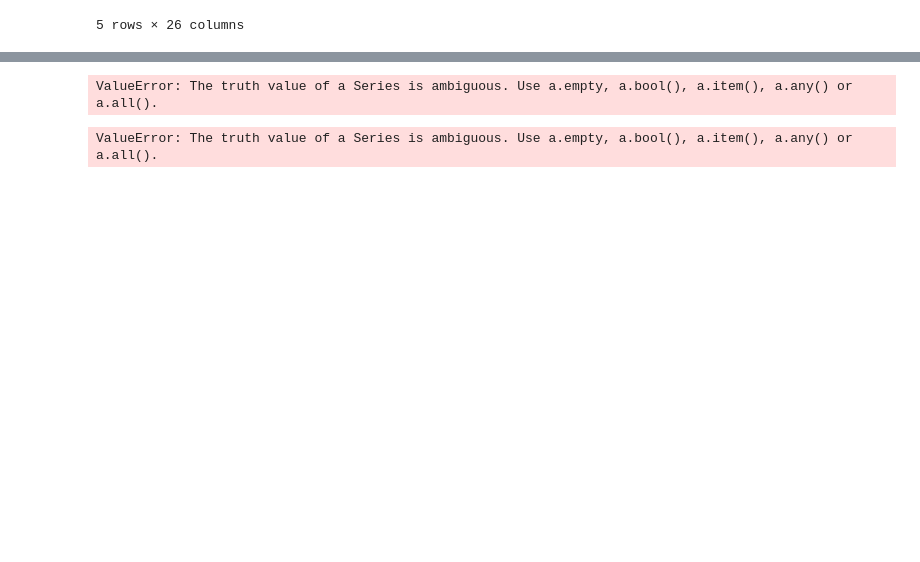
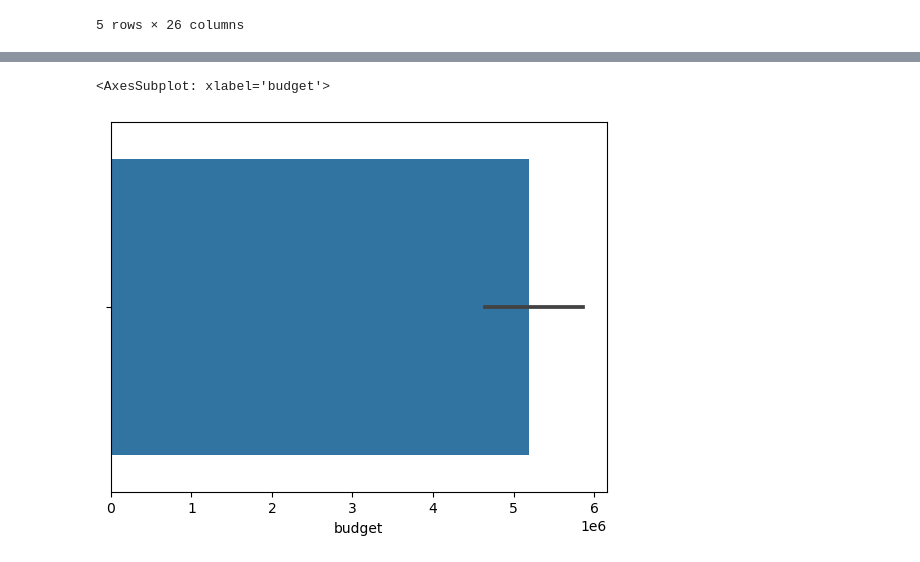
Before and after one commit to CatDawn29/Tippins-Project-3-Version-2, a Jupyter notebook: Tippins Project 3 Part 2 Section B.ipynb, the cells around one changed output, grey strips where cells are left out. Cells and saved outputs as stored; diff of their text form; code cells hidden in the pictures; blank space fills up the shorter version.

```diff
--- a/Tippins Project 3 Part 2 Section B.ipynb
+++ b/Tippins Project 3 Part 2 Section B.ipynb
@@ -219,9 +229,5 @@ filter.head()
 # %%
-sns.barplot(x = 'budget', data = filter)
+sns.barplot(x = 'budget', data = df2)
 # %% [output]
-ValueError: The truth value of a Series is ambiguous. Use a.empty, a.bool(), a.item(), a.any() or a.all().
+<AxesSubplot: xlabel='budget'>
+[figure, added]
-# %%
-sns.countplot(x ='certification', data = df2)
-plt.show()
-# %% [output]
-ValueError: The truth value of a Series is ambiguous. Use a.empty, a.bool(), a.item(), a.any() or a.all().
```
Also changed, not shown: parts of 18 cells of this notebook, 1 other file.
